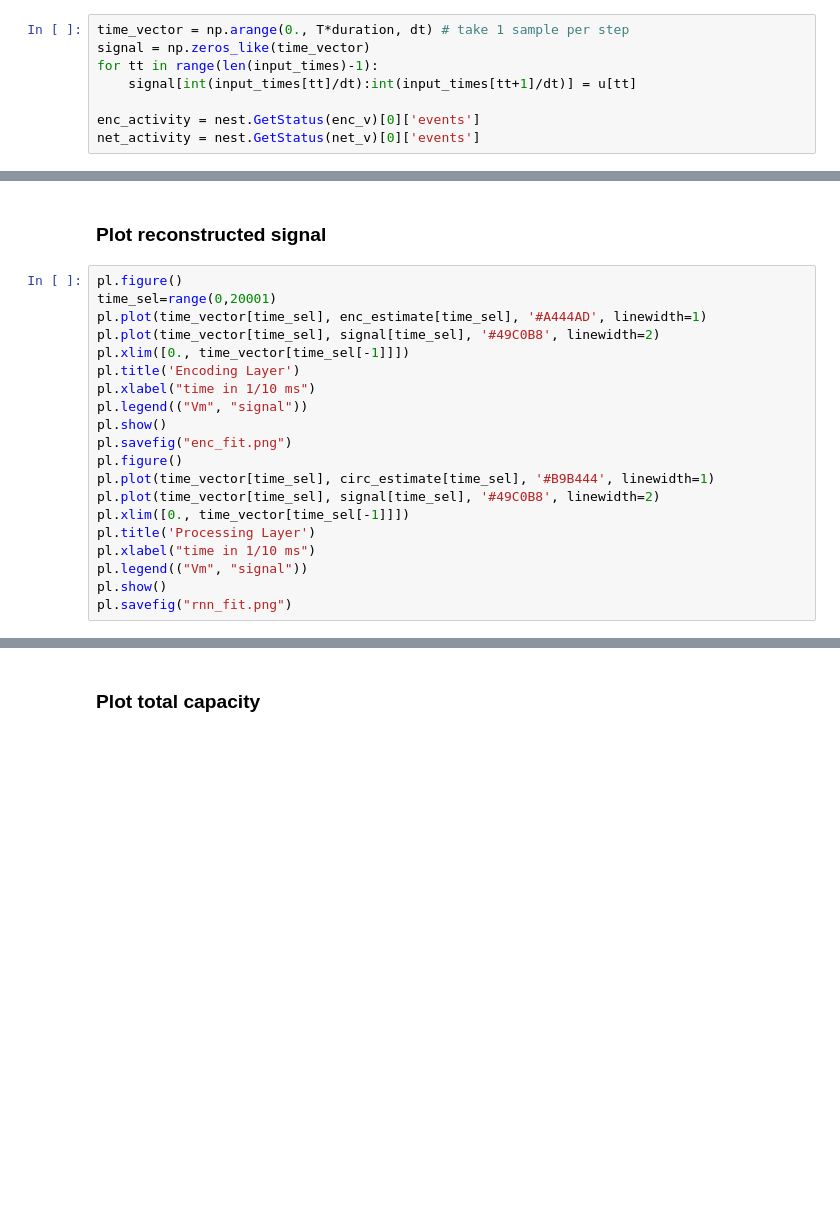
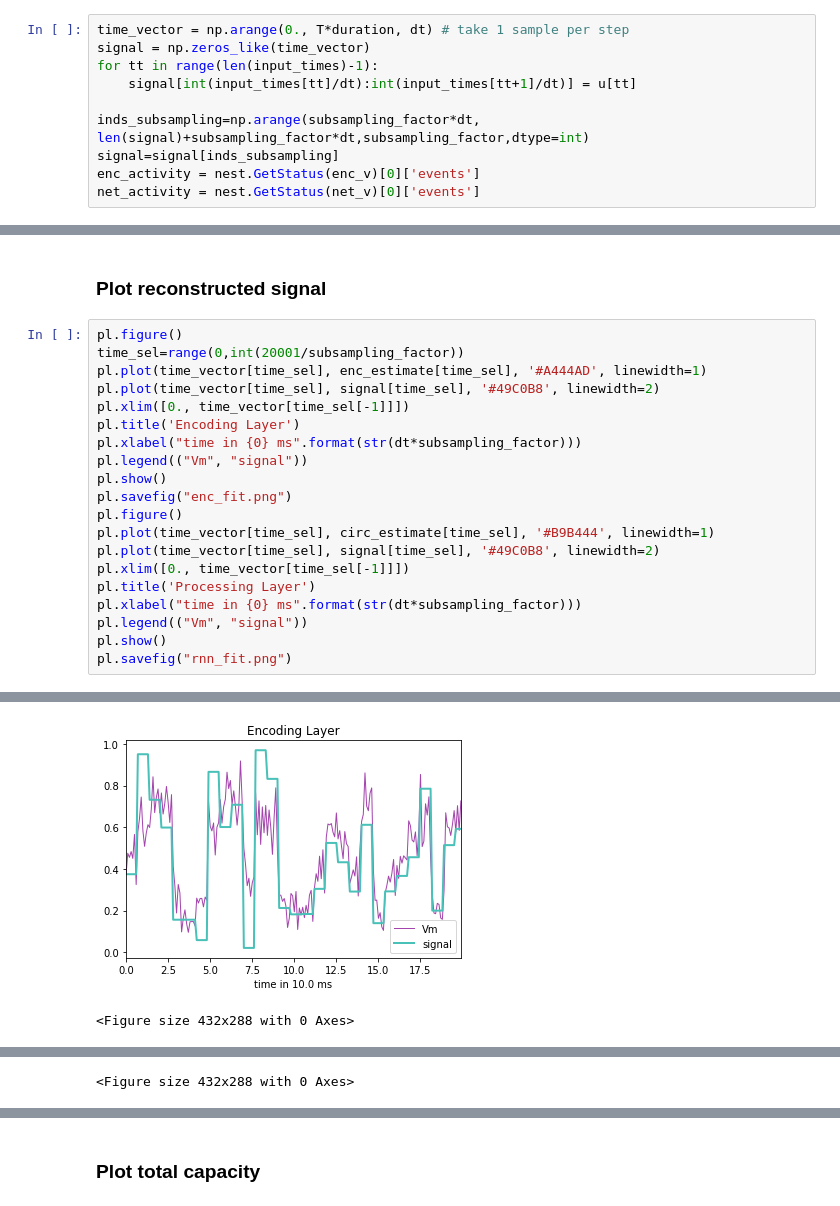
Before and after one commit to rcfduarte/EITN2019_NESTproject, a Jupyter notebook: PlotsForPresentation/examplePlotsDownscaled.ipynb, the cells around one changed output, grey strips where cells are left out. Drawn from its saved outputs; the diff is of its cells as text; blank space fills up the shorter version.

```diff
--- a/PlotsForPresentation/examplePlotsDownscaled.ipynb
+++ b/PlotsForPresentation/examplePlotsDownscaled.ipynb
@@ -130,6 +125,8 @@ signal = np.zeros_like(time_vector)
 for tt in range(len(input_times)-1):
 	signal[int(input_times[tt]/dt):int(input_times[tt+1]/dt)] = u[tt]
 
+inds_subsampling=np.arange(subsampling_factor*dt, len(signal)+subsampling_factor*dt,subsampling_factor,dtype=int)
+signal=signal[inds_subsampling]
 enc_activity = nest.GetStatus(enc_v)[0]['events']
 net_activity = nest.GetStatus(net_v)[0]['events']
 # %%
@@ -179,12 +176,12 @@ Main Circuit:
 ### Plot reconstructed signal
 # %%
 pl.figure()
-time_sel=range(0,20001)
+time_sel=range(0,int(20001/subsampling_factor))
 pl.plot(time_vector[time_sel], enc_estimate[time_sel], '#A444AD', linewidth=1)
 pl.plot(time_vector[time_sel], signal[time_sel], '#49C0B8', linewidth=2)
 pl.xlim([0., time_vector[time_sel[-1]]])
 pl.title('Encoding Layer')
-pl.xlabel("time in 1/10 ms")
+pl.xlabel("time in {0} ms".format(str(dt*subsampling_factor)))
 pl.legend(("Vm", "signal"))
 pl.show()
 pl.savefig("enc_fit.png")
@@ -193,7 +190,7 @@ pl.plot(time_vector[time_sel], circ_estimate[time_sel], '#B9B444', linewidth=1)
 pl.plot(time_vector[time_sel], signal[time_sel], '#49C0B8', linewidth=2)
 pl.xlim([0., time_vector[time_sel[-1]]])
 pl.title('Processing Layer')
-pl.xlabel("time in 1/10 ms")
+pl.xlabel("time in {0} ms".format(str(dt*subsampling_factor)))
 pl.legend(("Vm", "signal"))
 pl.show()
 pl.savefig("rnn_fit.png")
@@ -204,0 +198,2 @@ pl.savefig("rnn_fit.png")
+[figure, added]
+<Figure size 432x288 with 0 Axes>
@@ -205 +201,2 @@ pl.savefig("rnn_fit.png")
+<Figure size 432x288 with 0 Axes>
 # %%
```
Also changed, not shown: parts of 8 cells of this notebook, 5 other files.
